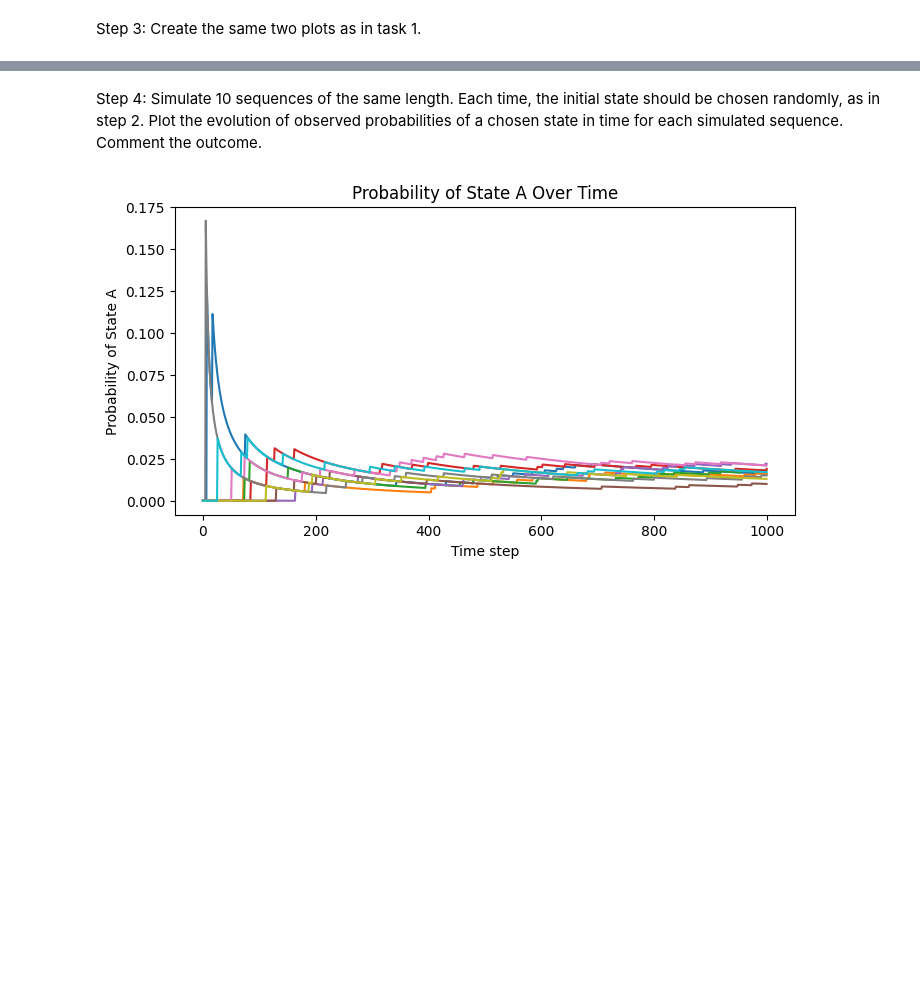
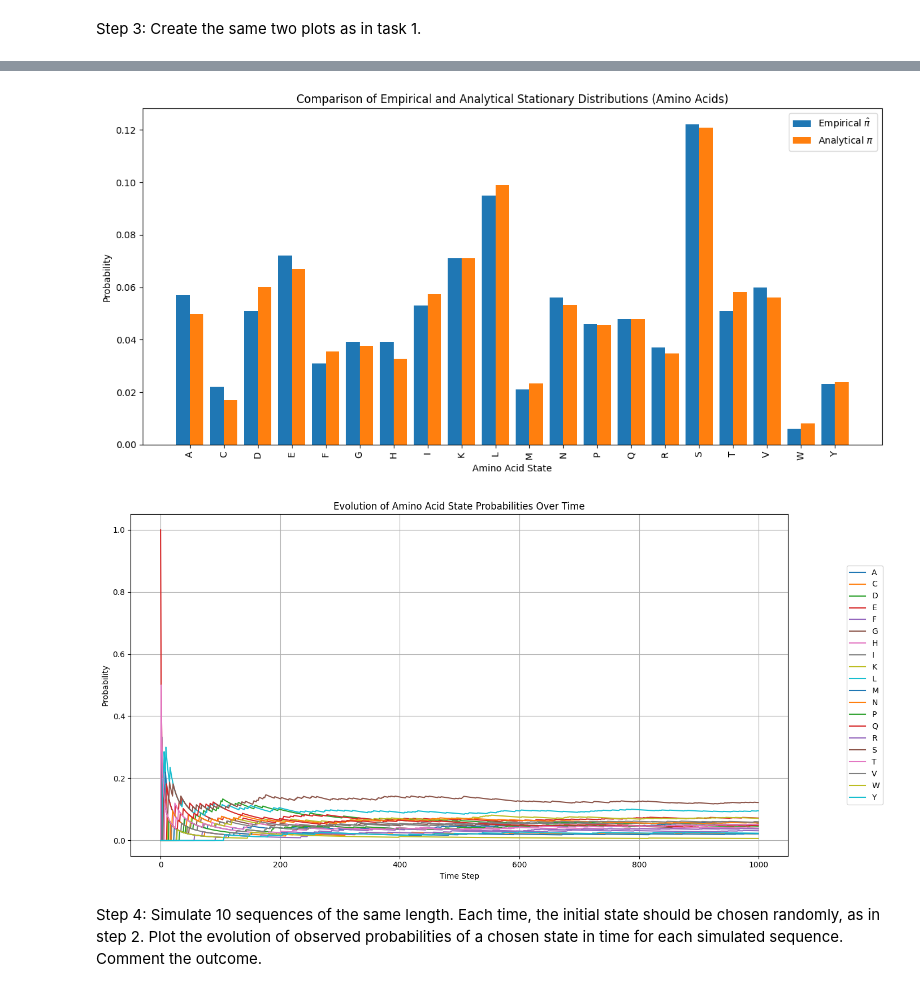
Before and after one commit to MichalSlowakiewicz/Statistical-Data-Analysis-2, a Jupyter notebook: LAB_3.ipynb, the cells around one changed output, grey strips where cells are left out. Saved outputs shown, nothing was run; the diff lists cells and outputs as text; code cells hidden in the pictures; blank space fills up the shorter version.

```diff
--- a/LAB_3.ipynb
+++ b/LAB_3.ipynb
@@ -173,14 +261,15 @@ Calculate empirical and analytical stationary distributions using the functions
 # %%
 # Simulate new sequence
 n_steps = 1000
-initial_state_probs = ...
-initial_state = ...
+initial_state_probs = torch.tensor([sequence.count(state) / len(sequence) for state in states_amino])
+initial_state = torch.multinomial(initial_state_probs, 1).item()
+print("Initial state:", initial_state)
 simulated_states = simulate_markov_chain(P_amino, initial_state, n_steps)
 print("\nSimulated sequence (first 100 characters):")
 print(''.join([states_amino[i] for i in simulated_states[:100]]))
 
-empirical_pi_amino = ...
-analytical_pi_amino = ...
+empirical_pi_amino = estimate_stationary_distribution(simulated_states)
+analytical_pi_amino = analytical_stationary_distribution(P_amino)
 
 print("\nEmpirical stationary distribution:", empirical_pi_amino)
 print("Analytical stationary distribution:", analytical_pi_amino)
@@ -204,11 +290,36 @@ Step 3: Create the same two plots as in task 1.
+# %%
+# TODO
+num_states_amino = P_amino.shape[0]
+states_indices = np.arange(num_states_amino)
+
+# Bar plot for stationary distributions
+plt.figure(figsize=(12, 6))
+plt.bar(states_indices - 0.2, empirical_pi_amino.numpy(), 0.4, label='Empirical $\hat{\pi}$')
+plt.bar(states_indices + 0.2, analytical_pi_amino.numpy(), 0.4, label='Analytical $\pi$')
+plt.xticks(states_indices, states_amino, rotation=90)
+plt.xlabel("Amino Acid State")
+plt.ylabel("Probability")
+plt.title("Comparison of Empirical and Analytical Stationary Distributions (Amino Acids)")
+plt.legend()
+plt.tight_layout()
+plt.show()
+
+# Line plot for evolution of state probabilities
+empirical_pi_t_amino = estimate_stationary_distribution_over_time(simulated_states)
+
+plt.figure(figsize=(14, 7))
+for state in range(num_states_amino):
+    plt.plot(empirical_pi_t_amino[state], label=f'{states_amino[state]}')
+plt.xlabel("Time Step")
+plt.ylabel("Probability")
+plt.title("Evolution of Amino Acid State Probabilities Over Time")
+plt.legend(loc='right', bbox_to_anchor=(1.15, 0.5))
+plt.grid(True)
+plt.tight_layout()
+plt.show()
+# %% [output]
+[figure, added]
+[figure, added]
 # %% [markdown]
 Step 4: Simulate 10 sequences of the same length. Each time, the initial state should be chosen randomly, as in step 2.
 Plot the evolution of observed probabilities of a chosen state in time for each simulated sequence. Comment the outcome.
-# %%
-n_steps = 1000
-n_sequences = 10
-state_probs = torch.zeros(n_sequences, n_steps)
-for i in range(n_sequences):
-    ...
-# %% [output]
-[figure, removed]
```
Also changed, not shown: parts of 13 cells of this notebook.
